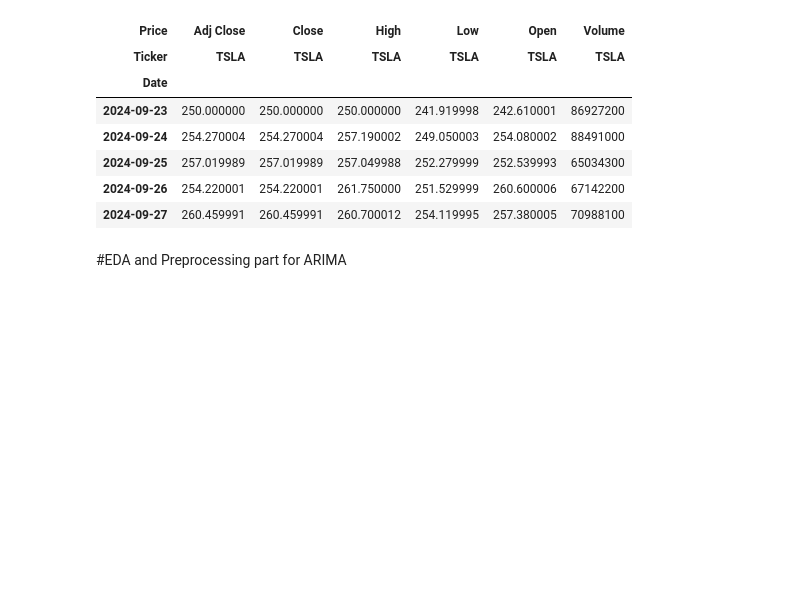
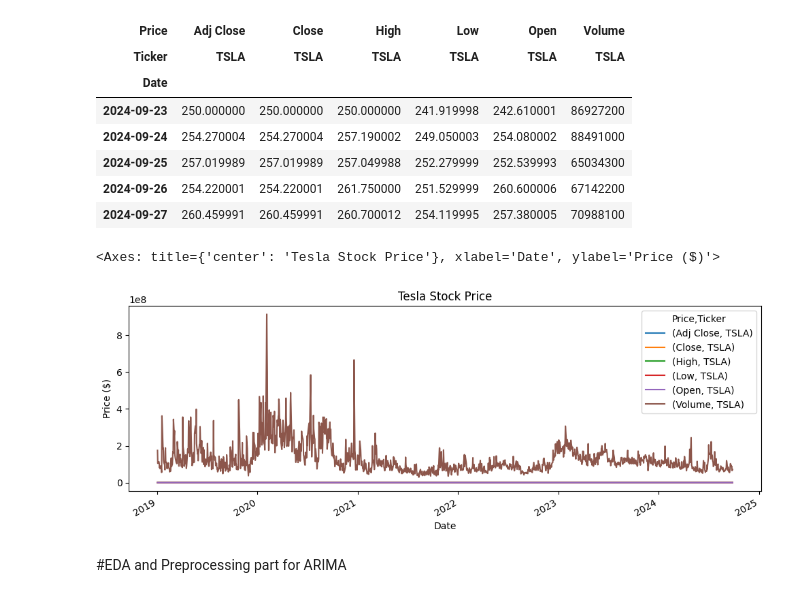
Before and after one commit to GaneshRaja01/Data-Science-Final-Project, a Jupyter notebook: Tesla_stock_prediction.ipynb, the cells around one changed output. Cells and saved outputs as stored; diff of their text form; code cells hidden in the pictures; blank space fills up the shorter version.

Commit message:
added the trading volume (2019–2025) plot

```diff
--- a/Tesla_stock_prediction.ipynb
+++ b/Tesla_stock_prediction.ipynb
@@ -61,6 +63,11 @@ df_tesla.tail()
 | 2024-09-25 | 257.019989 | 257.019989 | 257.049988 | 252.279999 | 252.539993 | 65034300 |
 | 2024-09-26 | 254.220001 | 254.220001 | 261.750000 | 251.529999 | 260.600006 | 67142200 |
 | 2024-09-27 | 260.459991 | 260.459991 | 260.700012 | 254.119995 | 257.380005 | 70988100 |
+# %%
+df_tesla.plot(figsize=(12,4), title='Tesla Stock Price', ylabel='Price ($)', xlabel='Date', kind='line')
+# %% [output]
+<Axes: title={'center': 'Tesla Stock Price'}, xlabel='Date', ylabel='Price ($)'>
+[figure, added]
 # %% [markdown]
 #EDA and Preprocessing part for ARIMA
 # %%
```
Also changed, not shown: parts of 8 cells of this notebook.
